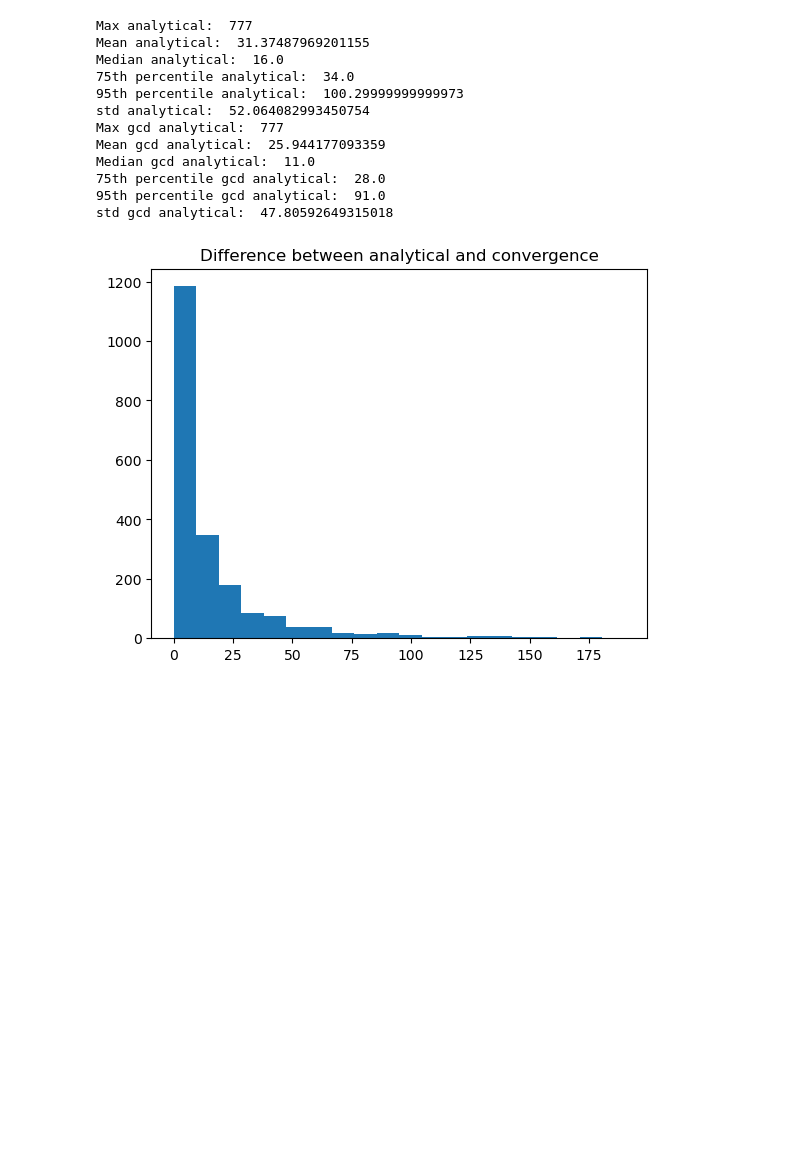
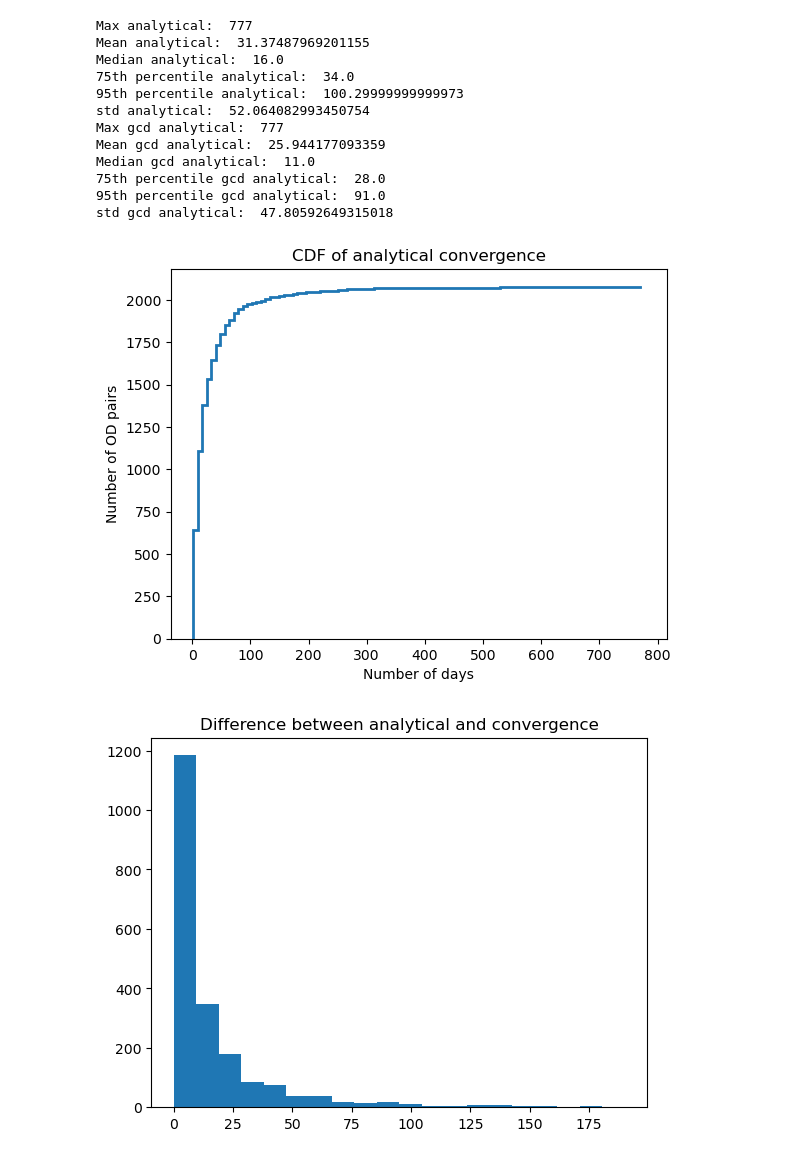
Before and after one commit to COeXISTENCE-PROJECT/Wardropian_cycles, a Jupyter notebook: Greedy_algorithm/plots_numerical_results.ipynb, the cells around one changed output. Cells and saved outputs as stored; diff of their text form; code cells hidden in the pictures; blank space fills up the shorter version.

```diff
--- a/Greedy_algorithm/plots_numerical_results.ipynb
+++ b/Greedy_algorithm/plots_numerical_results.ipynb
@@ -105,14 +105,6 @@ for i, line in enumerate(data):
     else:
         data_dict[(origin, destination)]["inequity"] = []
 
-            data_dict[(origin, destination)]["min_inequity"] = min(data_dict[(origin, destination)]["inequity"])
-
-    data_dict[(origin, destination)]["min_inequity_at_5"] = min(data_dict[(origin, destination)]["inequity_norm"][:5])
-
-    data_dict[(origin, destination)]["min_inequity_at_10"] = min(data_dict[(origin, destination)]["inequity_norm"][:10])
-
-    data_dict[(origin, destination)]["min_inequity_at_50"] = min(data_dict[(origin, destination)]["inequity_norm"][:20])
-
     # get almost convergence
     almost_conv_line = data[i+8]
 
@@ -135,7 +127,13 @@ for i, line in enumerate(data):
     else:
         data_dict[(origin, destination)]["inequity_norm"] = []
 
+    data_dict[(origin, destination)]["min_inequity"] = min(data_dict[(origin, destination)]["inequity_norm"])
 
+    data_dict[(origin, destination)]["min_inequity_at_5"] = min(data_dict[(origin, destination)]["inequity_norm"][:5])
+
+    data_dict[(origin, destination)]["min_inequity_at_10"] = min(data_dict[(origin, destination)]["inequity_norm"][:10])
+
+    data_dict[(origin, destination)]["min_inequity_at_20"] = min(data_dict[(origin, destination)]["inequity_norm"][:20])
 # add the analytical data
 
 for i, line in enumerate(analytical_data):
@@ -222,6 +220,19 @@ Median gcd analytical:  11.0
 75th percentile gcd analytical:  28.0
 95th percentile gcd analytical:  91.0
 std gcd analytical:  47.80592649315018
+# %%
+#cdf of the analytical convergence
+plt.figure()
+plt.hist(df["analytical"], bins=100, cumulative=True, histtype='step', label='Analytical', linewidth=2)
+plt.title("CDF of analytical convergence")
+plt.xlabel("Number of days")
+plt.ylabel("Number of OD pairs")
+last_bin = df["analytical"].max()
+plt.axvline(x=last_bin, color='white', linewidth=3)
+# get rid of the last tick
+plt.show()
+# %% [output]
+[figure, added]
 # %%
 # plot results above as a difference histogram
 conv_diff = df["analytical"] - df["convergence"]
```
Also changed, not shown: parts of 7 cells of this notebook, 5 other files.
